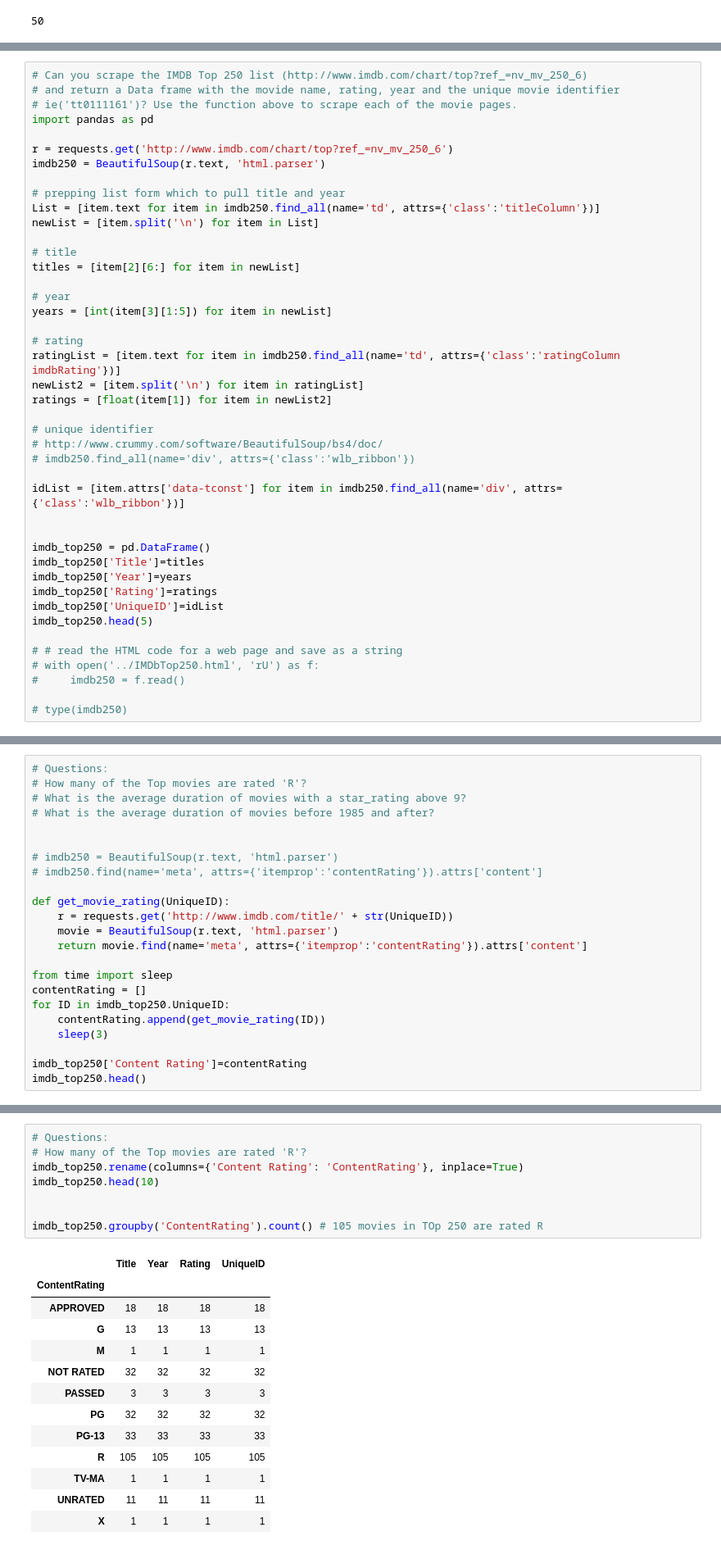
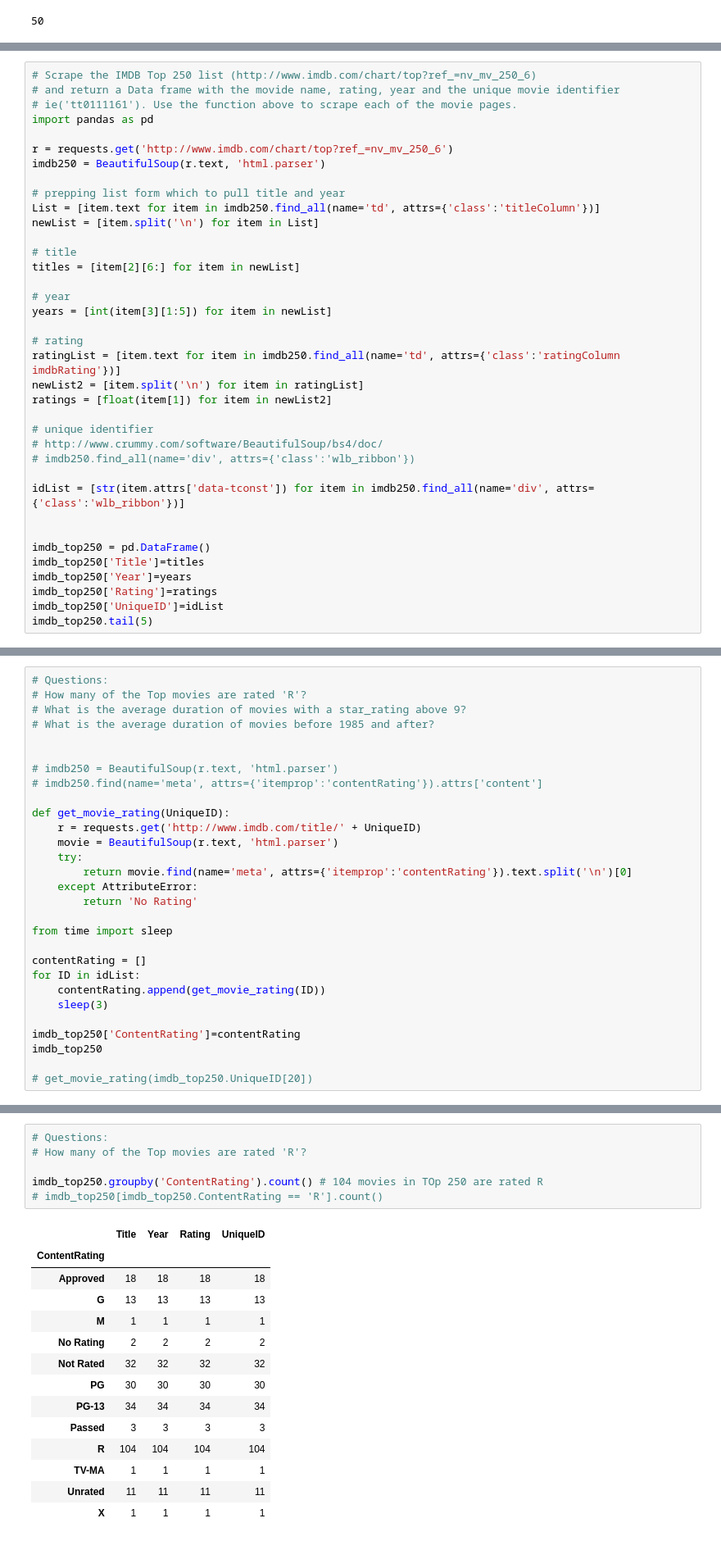
Before and after one commit to octaviaaris/ga_hw, a Jupyter notebook: 06_web_scraping_op.ipynb, the cells around one changed output, grey strips where cells are left out. Shown: that part at 82% size. Cells and saved outputs as stored; diff of their text form.

```diff
--- a/06_web_scraping_op.ipynb
+++ b/06_web_scraping_op.ipynb
@@ -249,9 +280,9 @@ How many of the Top movies are rated 'R'?
 What is the average duration of movies with a star_rating above 9?
 What is the average duration of movies before 1985 and after?
 # %%
-# Can you scrape the IMDB Top 250 list (http://www.imdb.com/chart/top?ref_=nv_mv_250_6)
+# Scrape the IMDB Top 250 list (http://www.imdb.com/chart/top?ref_=nv_mv_250_6)
 # and return a Data frame with the movide name, rating, year and the unique movie identifier
-# ie('tt0111161')? Use the function above to scrape each of the movie pages.
+# ie('tt0111161'). Use the function above to scrape each of the movie pages.
 import pandas as pd
 
 r = requests.get('http://www.imdb.com/chart/top?ref_=nv_mv_250_6')
@@ -276,7 +307,7 @@ ratings = [float(item[1]) for item in newList2]
 # http://www.crummy.com/software/BeautifulSoup/bs4/doc/
 # imdb250.find_all(name='div', attrs={'class':'wlb_ribbon'})
 
-idList = [item.attrs['data-tconst'] for item in imdb250.find_all(name='div', attrs={'class':'wlb_ribbon'})]
+idList = [str(item.attrs['data-tconst']) for item in imdb250.find_all(name='div', attrs={'class':'wlb_ribbon'})]
 
 
 imdb_top250 = pd.DataFrame()
@@ -284,12 +315,6 @@ imdb_top250['Title']=titles
 imdb_top250['Year']=years
 imdb_top250['Rating']=ratings
 imdb_top250['UniqueID']=idList
-imdb_top250.head(5)
-
-# # read the HTML code for a web page and save as a string
-# with open('../IMDbTop250.html', 'rU') as f:
-#     imdb250 = f.read()
-
-# type(imdb250)
+imdb_top250.tail(5)
 # %% [output]
 |  | Title | Year | Rating | UniqueID |
@@ -309,16 +334,22 @@ imdb_top250.head(5)
 # imdb250.find(name='meta', attrs={'itemprop':'contentRating'}).attrs['content']
 
 def get_movie_rating(UniqueID):
-    r = requests.get('http://www.imdb.com/title/' + str(UniqueID))
+    r = requests.get('http://www.imdb.com/title/' + UniqueID)
     movie = BeautifulSoup(r.text, 'html.parser')
-    return movie.find(name='meta', attrs={'itemprop':'contentRating'}).attrs['content']
+    try:
+        return movie.find(name='meta', attrs={'itemprop':'contentRating'}).text.split('\n')[0]
+    except AttributeError:
+        return 'No Rating'
 
 from time import sleep
+
 contentRating = []
-for ID in imdb_top250.UniqueID:
+for ID in idList:
     contentRating.append(get_movie_rating(ID))
     sleep(3)
 
-imdb_top250['Content Rating']=contentRating
-imdb_top250.head()
+imdb_top250['ContentRating']=contentRating
+imdb_top250
+
+# get_movie_rating(imdb_top250.UniqueID[20])
 # %% [output]
@@ -343,24 +383,23 @@ imdb_top250.head()
 # %%
 # Questions:
 # How many of the Top movies are rated 'R'?
-imdb_top250.rename(columns={'Content Rating': 'ContentRating'}, inplace=True)
-imdb_top250.head(10)
 
-
-imdb_top250.groupby('ContentRating').count() # 105 movies in TOp 250 are rated R
+imdb_top250.groupby('ContentRating').count() # 104 movies in TOp 250 are rated R
+# imdb_top250[imdb_top250.ContentRating == 'R'].count()
 # %% [output]
 |  | Title | Year | Rating | UniqueID |
 | ContentRating |  |  |  |  |
-| APPROVED | 18 | 18 | 18 | 18 |
+| Approved | 18 | 18 | 18 | 18 |
 | G | 13 | 13 | 13 | 13 |
 | M | 1 | 1 | 1 | 1 |
-| NOT RATED | 32 | 32 | 32 | 32 |
-| PASSED | 3 | 3 | 3 | 3 |
-| PG | 32 | 32 | 32 | 32 |
-| PG-13 | 33 | 33 | 33 | 33 |
-| R | 105 | 105 | 105 | 105 |
+| No Rating | 2 | 2 | 2 | 2 |
+| Not Rated | 32 | 32 | 32 | 32 |
+| PG | 30 | 30 | 30 | 30 |
+| PG-13 | 34 | 34 | 34 | 34 |
+| Passed | 3 | 3 | 3 | 3 |
+| R | 104 | 104 | 104 | 104 |
 | TV-MA | 1 | 1 | 1 | 1 |
-| UNRATED | 11 | 11 | 11 | 11 |
+| Unrated | 11 | 11 | 11 | 11 |
 | X | 1 | 1 | 1 | 1 |
 # %%
 # Questions:
```
Also changed, not shown: parts of 20 cells of this notebook.
